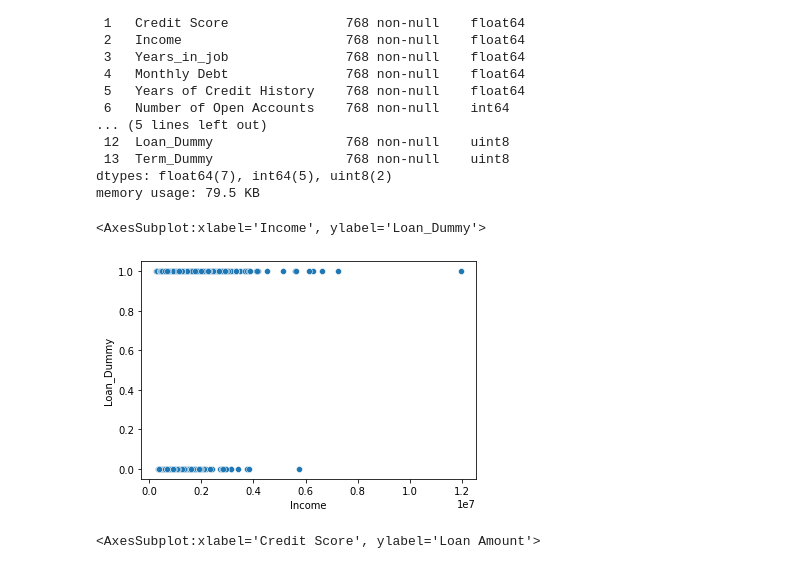
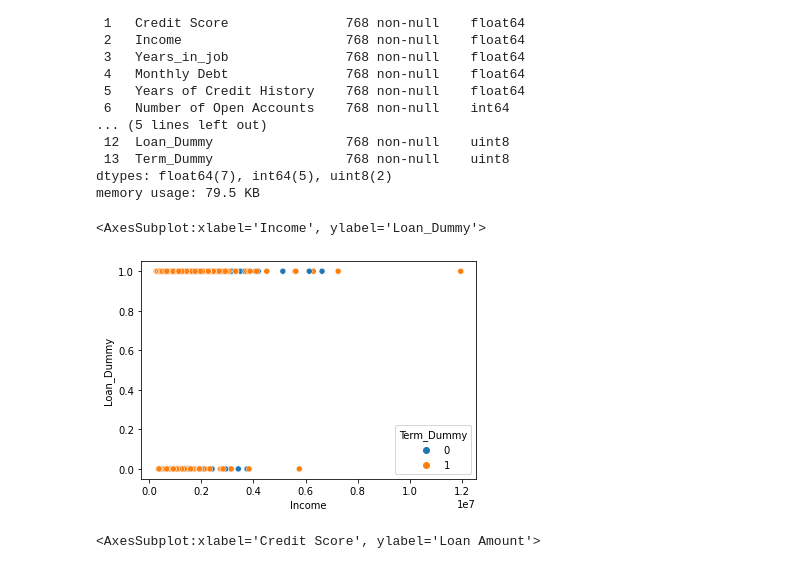
Before and after one commit to BiniamD/Class, a Jupyter notebook: SPRING -2024/8W2/ADTA 5230 - Data Analytics II/Assignment/Ass_5/Biniam_Abebe_Assignment_5_1.ipynb, the cells around one changed output. Drawn from its saved outputs; the diff is of its cells as text; code cells hidden in the pictures.

```diff
--- a/SPRING -2024/8W2/ADTA 5230 - Data Analytics II/Assignment/Ass_5/Biniam_Abebe_Assignment_5_1.ipynb
+++ b/SPRING -2024/8W2/ADTA 5230 - Data Analytics II/Assignment/Ass_5/Biniam_Abebe_Assignment_5_1.ipynb
@@ -70,10 +75,10 @@ Data columns (total 14 columns):
 dtypes: float64(7), int64(5), uint8(2)
 memory usage: 79.5 KB
 # %%
-sns.scatterplot(x='Income', y='Loan_Dummy',data=credit_df) #, hue='Term_Dummy')
+sns.scatterplot(x='Income', y='Loan_Dummy',data=credit_df, hue='Term_Dummy')
 # %% [output]
 <AxesSubplot:xlabel='Income', ylabel='Loan_Dummy'>
-[figure, old version]
+[figure, new version]
 # %%
 sns.scatterplot(x='Credit Score', y='Loan Amount',data=credit_df, hue='Loan_Dummy')
 # %% [output]
```
Also changed, not shown: parts of 2 cells of this notebook, 15 other files.
